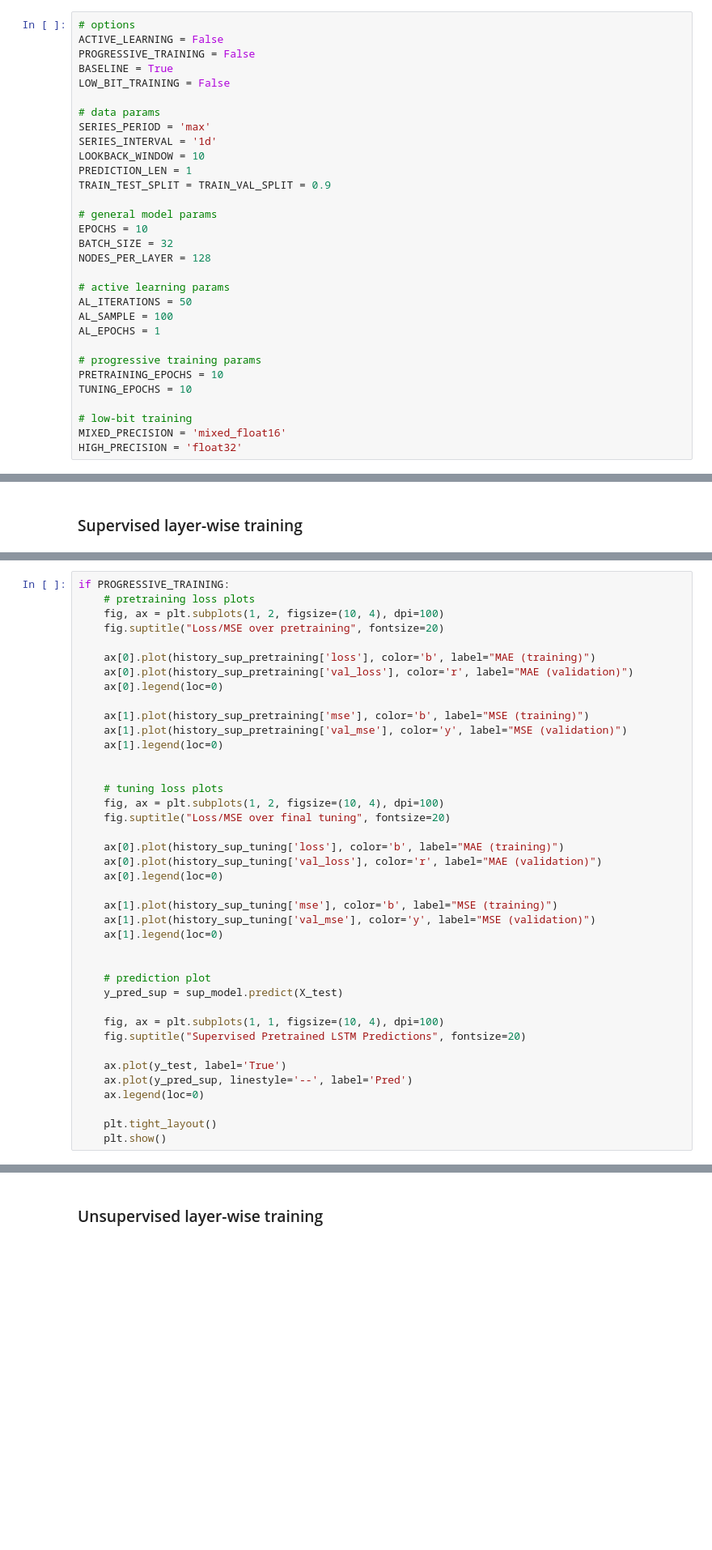
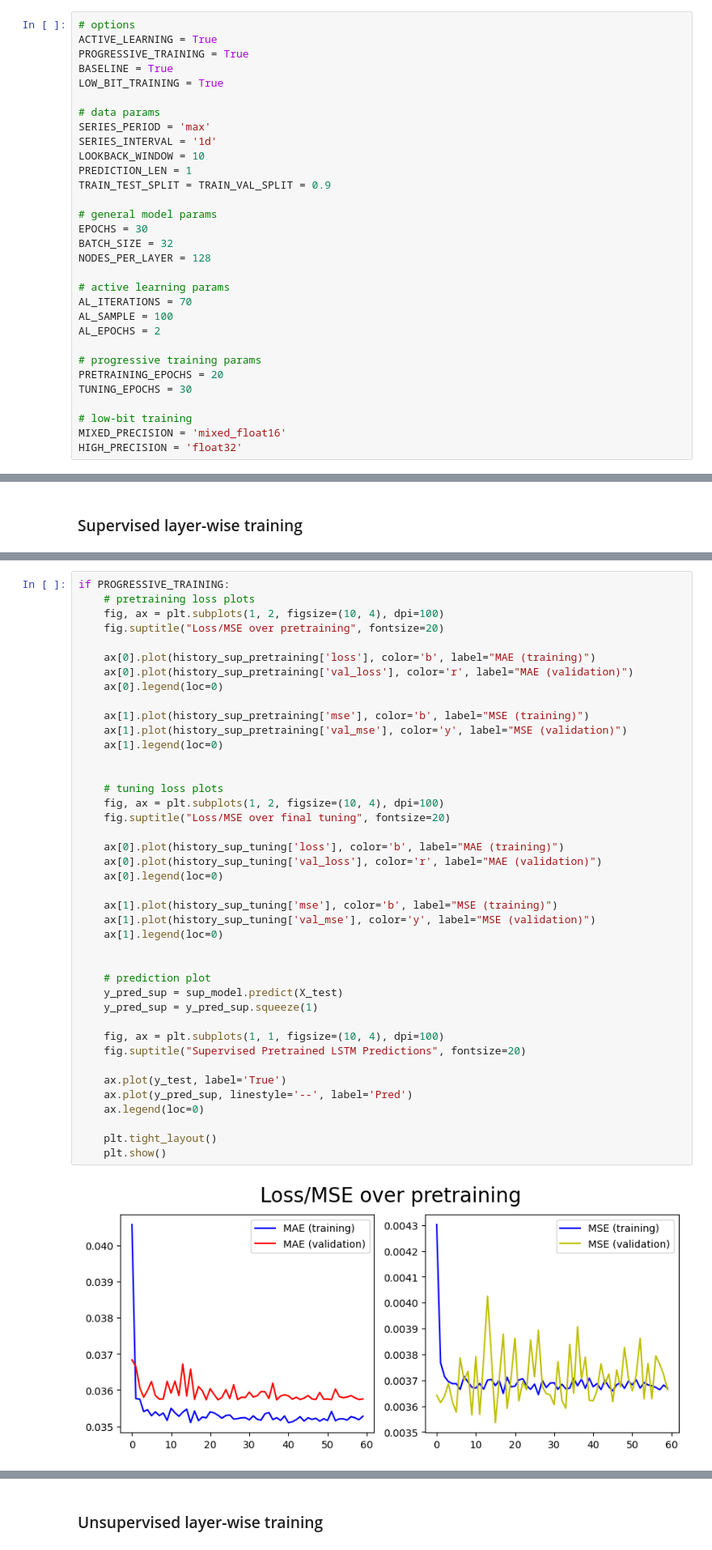
Before and after one commit to gittmp/sustainable-risk-modelling, a Jupyter notebook: Program/risk-forecasting.ipynb, the cells around one changed output, grey strips where cells are left out. Shown at 81% size. Saved outputs shown, nothing was run; the diff lists cells and outputs as text; blank space fills up the shorter version.

Commit message:
tuned hyperparameters of active learning, compiled all graphs, minor alterations t report

```diff
--- a/Program/risk-forecasting.ipynb
+++ b/Program/risk-forecasting.ipynb
@@ -4,10 +4,10 @@
 ### Hyperparameters
 # %%
 # options
-ACTIVE_LEARNING = False
-PROGRESSIVE_TRAINING = False
+ACTIVE_LEARNING = True
+PROGRESSIVE_TRAINING = True
 BASELINE = True
-LOW_BIT_TRAINING = False
+LOW_BIT_TRAINING = True
 
 # data params
 SERIES_PERIOD = 'max'
@@ -17,18 +17,18 @@ PREDICTION_LEN = 1
 TRAIN_TEST_SPLIT = TRAIN_VAL_SPLIT = 0.9
 
 # general model params
-EPOCHS = 10
+EPOCHS = 30
 BATCH_SIZE = 32
 NODES_PER_LAYER = 128
 
 # active learning params
-AL_ITERATIONS = 50
+AL_ITERATIONS = 70
 AL_SAMPLE = 100
-AL_EPOCHS = 1
+AL_EPOCHS = 2
 
 # progressive training params
-PRETRAINING_EPOCHS = 10
-TUNING_EPOCHS = 10
+PRETRAINING_EPOCHS = 20
+TUNING_EPOCHS = 30
 
 # low-bit training
 MIXED_PRECISION = 'mixed_float16'
@@ -304,30 +345,33 @@ if PROGRESSIVE_TRAINING:
     ax[1].plot(history_sup_pretraining['mse'], color='b', label="MSE (training)")
     ax[1].plot(history_sup_pretraining['val_mse'], color='y', label="MSE (validation)")
     ax[1].legend(loc=0)
 
 
     # tuning loss plots
     fig, ax = plt.subplots(1, 2, figsize=(10, 4), dpi=100)
     fig.suptitle("Loss/MSE over final tuning", fontsize=20)
 
     ax[0].plot(history_sup_tuning['loss'], color='b', label="MAE (training)")
     ax[0].plot(history_sup_tuning['val_loss'], color='r', label="MAE (validation)")
     ax[0].legend(loc=0)
 
     ax[1].plot(history_sup_tuning['mse'], color='b', label="MSE (training)")
     ax[1].plot(history_sup_tuning['val_mse'], color='y', label="MSE (validation)")
     ax[1].legend(loc=0)
 
 
     # prediction plot
     y_pred_sup = sup_model.predict(X_test)
+    y_pred_sup = y_pred_sup.squeeze(1)
 
     fig, ax = plt.subplots(1, 1, figsize=(10, 4), dpi=100)
     fig.suptitle("Supervised Pretrained LSTM Predictions", fontsize=20)
 
     ax.plot(y_test, label='True')
     ax.plot(y_pred_sup, linestyle='--', label='Pred')
     ax.legend(loc=0)
 
     plt.tight_layout()
     plt.show()
+# %% [output]
+[figure, added]
```
Also changed, not shown: parts of 23 cells of this notebook, 2 other files.
